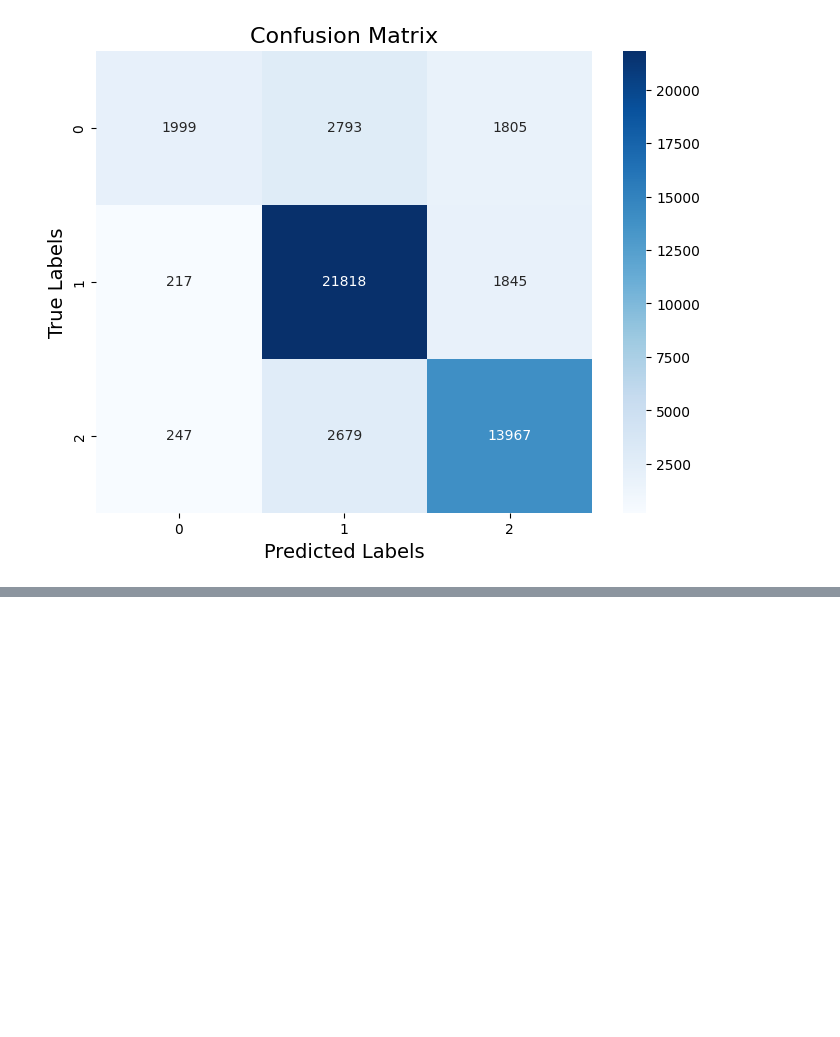
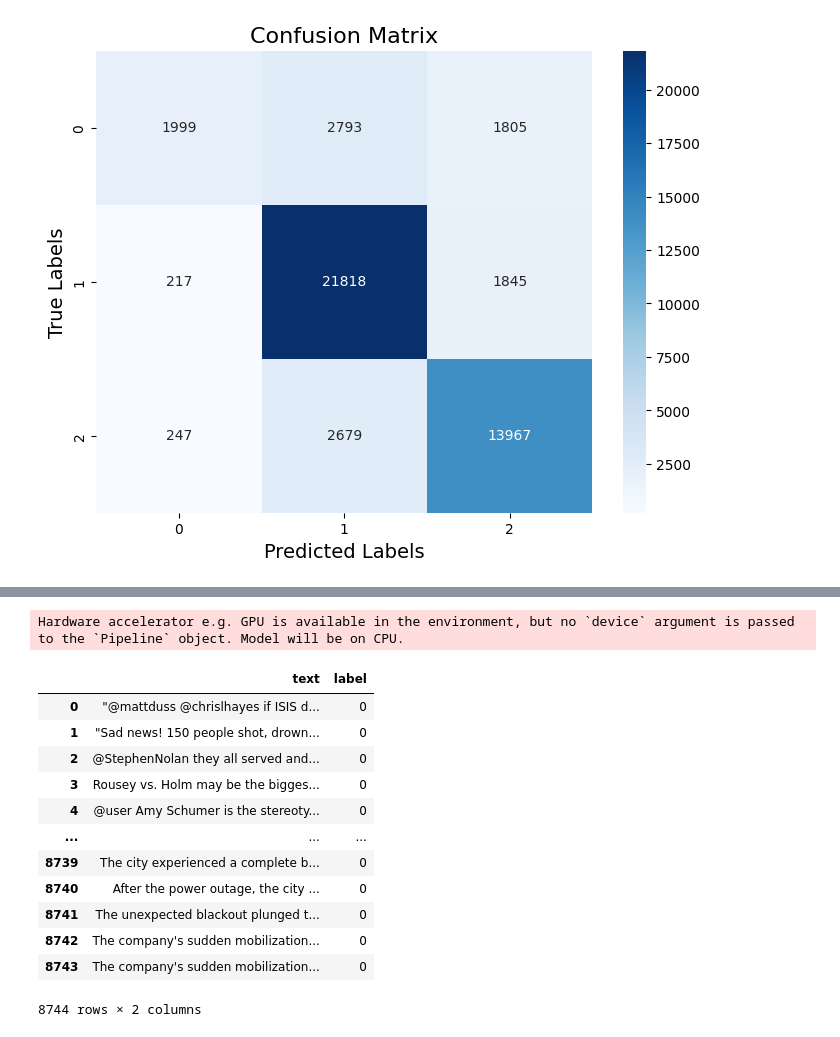
Before and after one commit to infinite-void/llm-ensemble-for-neologism, a Jupyter notebook: DistilBERT_Fine_Tuning_For_Neologism.ipynb, the cells around one changed output, grey strips where cells are left out. Cells and saved outputs as stored; diff of their text form; code cells hidden in the pictures; blank space fills up the shorter version.

```diff
--- a/DistilBERT_Fine_Tuning_For_Neologism.ipynb
+++ b/DistilBERT_Fine_Tuning_For_Neologism.ipynb
@@ -1097,0 +1120,4 @@ plt.show()
+# %%
+sentiment_model = pipeline(model="PriyadarshiniTamilselvan/finetuning-sentiment-model-neologisms-distilbert")
+# %% [output]
+Hardware accelerator e.g. GPU is available in the environment, but no `device` argument is passed to the `Pipeline` object. Model will be on CPU.
@@ -1097,0 +1126,16 @@ plt.show()
+# %%
+twitter
+# %% [output]
+|  | text | label |
+| 0 | "@mattduss @chrislhayes if ISIS d... | 0 |
+| 1 | "Sad news! 150 people shot, drown... | 0 |
+| 2 | @StephenNolan they all served and... | 0 |
+| 3 | Rousey vs. Holm may be the bigges... | 0 |
+| 4 | @user Amy Schumer is the stereoty... | 0 |
+| ... | ... | ... |
+| 8739 | The city experienced a complete b... | 0 |
+| 8740 | After the power outage, the city ... | 0 |
+| 8741 | The unexpected blackout plunged t... | 0 |
+| 8742 | The company's sudden mobilization... | 0 |
+| 8743 | The company's sudden mobilization... | 0 |
+8744 rows × 2 columns
```
Also changed, not shown: parts of 14 cells of this notebook, 3 other files.
